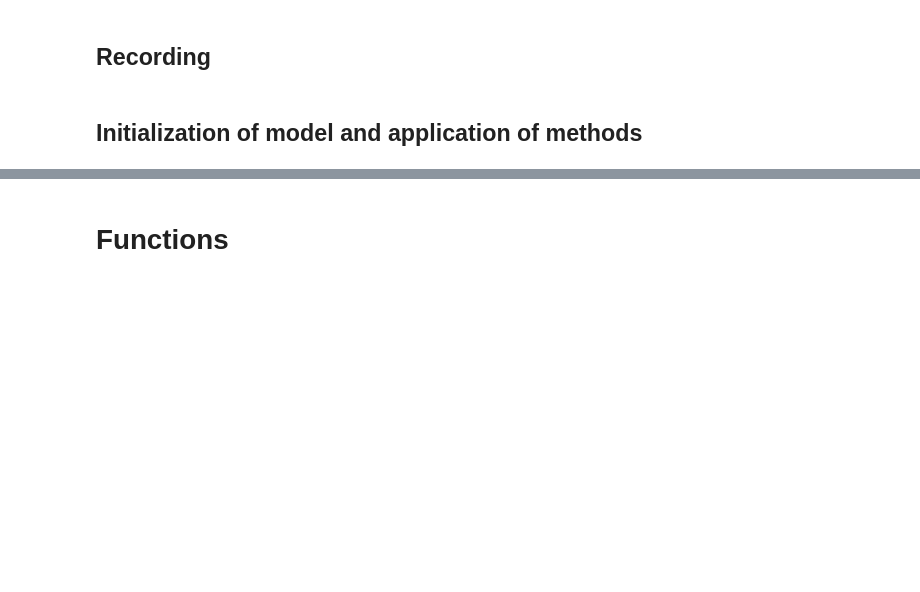
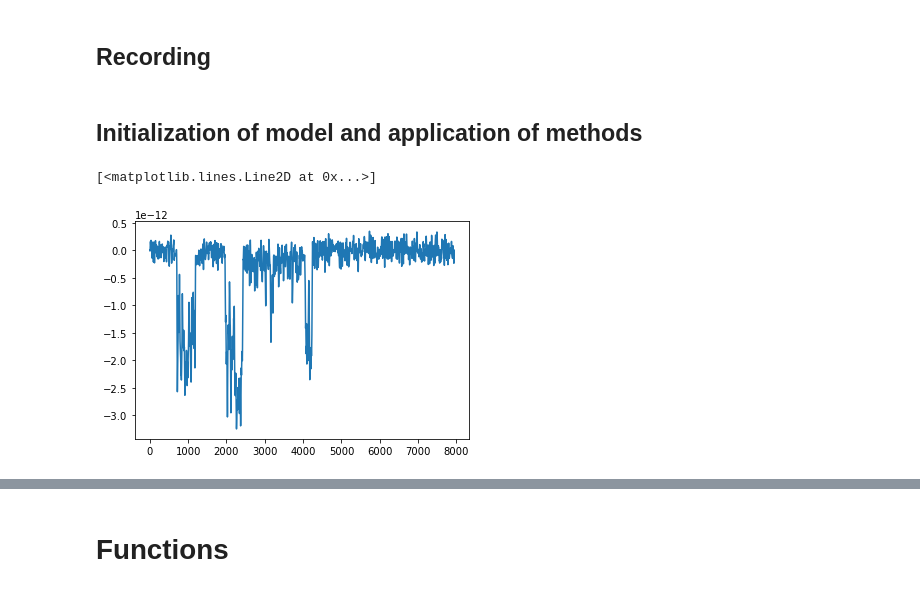
Before and after one commit to AGPlested/ASCAM, a Jupyter notebook: model.ipynb, the cells around one changed output, grey strips where cells are left out. Drawn from its saved outputs; the diff is of its cells as text; code cells hidden in the pictures; blank space fills up the shorter version.

```diff
--- a/model.ipynb
+++ b/model.ipynb
@@ -20,7 +20,7 @@ The autoreload extension is already loaded. To reload it, use:
 ## Epoch
 # %%
 class Episode(object):
-    def __init__(self, names, time, currentTrace, nthEp = 0, piezo = None, commandVoltage = None, filter = None, fc = None):
+    def __init__(self, names, time, currentTrace, nthEpisode = 0, piezo = None, commandVoltage = None, filter = None, fc = None):
         """
         Episode objects hold all the information about an epoch and should be used to store raw and manipulated data
 
@@ -38,10 +38,10 @@ class Episode(object):
         self.currentTrace = currentTrace
         self.piezo = piezo
         self.commandVoltage = commandVoltage
-        self.nthEp = int(nthEp)
+        self.nthEpisode = int(nthEpisode)
         self.names = names
         self.filterMethod = filter
-        self.cutoffFrequency = int(fc)
+        self.cutoffFrequency = fc
         self.baselineCorrected = False
         self.idealized = 'Note idealized'
     def plot_trace(self):
@@ -206,5 +218,8 @@ rec = Recording()
 rec.load_data()
 # %%
 rec.filter_data()
-rec.baseline_correction('G1000Hz',[0,10])
-rec.baseline_correction('raw',[0,10])
+rec.baseline_correction('G1000Hz',[[0,10],[110,200]])
+plt.plot(rec.data["G1000Hz_BC"][0].currentTrace[10:-50])
+# %% [output]
+[<matplotlib.lines.Line2D at 0x...>]
+[figure, added]
```
Also changed, not shown: parts of 24 cells of this notebook, 1 other file.
